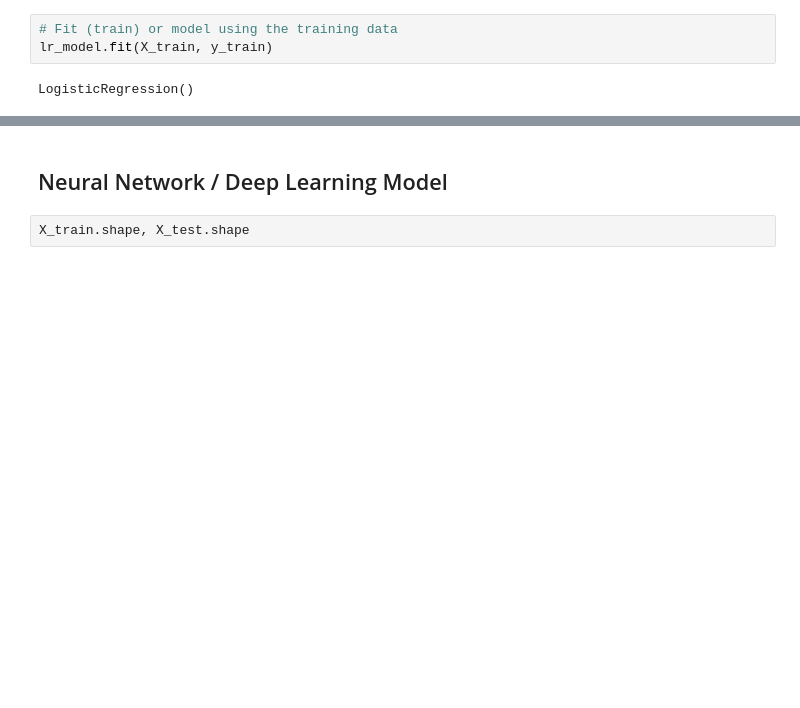
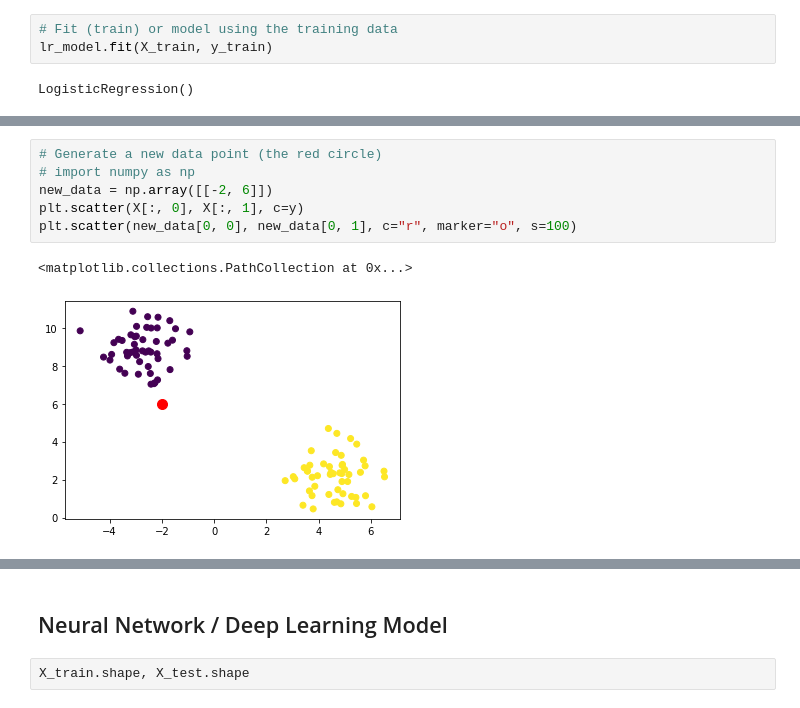
Before and after one commit to aashitarakesh/Twitter_SentimentalAnalysis, a Jupyter notebook: aashi_twitterClean_Models.ipynb, the cells around one changed output, grey strips where cells are left out. Saved outputs shown, nothing was run; the diff lists cells and outputs as text; blank space fills up the shorter version.

```diff
--- a/aashi_twitterClean_Models.ipynb
+++ b/aashi_twitterClean_Models.ipynb
@@ -253,0 +279,9 @@ Testing Data Score: 0.9893030794165316
+# %%
+# Generate a new data point (the red circle)
+# import numpy as np
+new_data = np.array([[-2, 6]])
+plt.scatter(X[:, 0], X[:, 1], c=y)
+plt.scatter(new_data[0, 0], new_data[0, 1], c="r", marker="o", s=100)
+# %% [output]
+<matplotlib.collections.PathCollection at 0x...>
+[figure, added]
```
Also changed, not shown: parts of 11 cells of this notebook, 3 other files.
